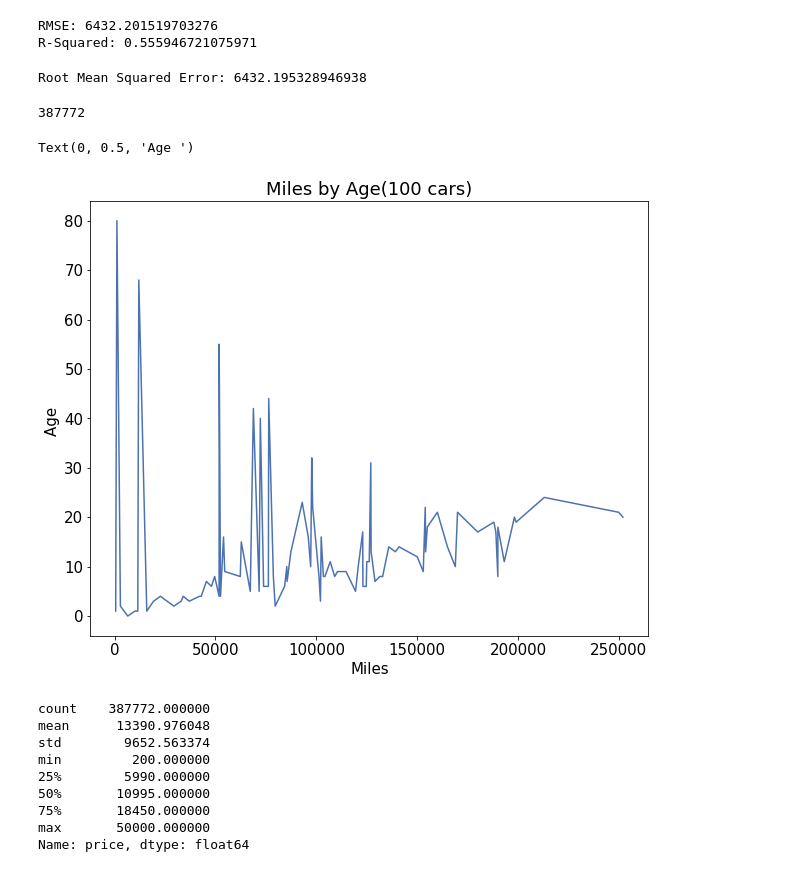
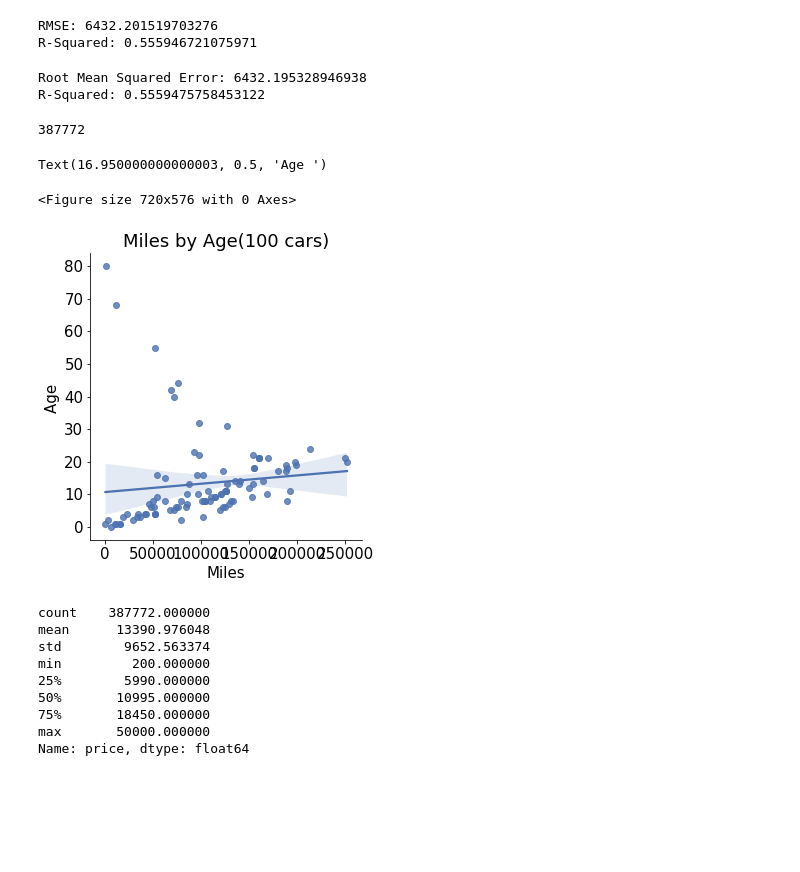
Before and after one commit to jagan-singh/Car-Price-Prediction, a Jupyter notebook: project.ipynb, the cells around one changed output. Saved outputs shown, nothing was run; the diff lists cells and outputs as text; code cells hidden in the pictures; blank space fills up the shorter version.

```diff
--- a/project.ipynb
+++ b/project.ipynb
@@ -473,9 +478,6 @@ Index(['price', 'year', 'manufacturer', 'condition', 'cylinders', 'fuel',
        'paint_color', 'age', 'new_tires', 'heated_seats', 'auto_headlight',
        'leather'],
       dtype='object')
-# %%
-
-dff = df
 # %% [markdown]
 ## Baseline Model
 # %%
@@ -940,21 +942,24 @@ pred = lm.predict(df_features)
 y_pred = lm.predict(df_features)
 t_rmse = np.sqrt(metrics.mean_squared_error(target, pred))
 print('Root Mean Squared Error: ' + str(t_rmse))
+print('R-Squared: '+ str(lm.score(df_features,target)))
 # %% [output]
 Root Mean Squared Error: 6432.195328946938
+R-Squared: 0.5559475758453122
 # %%
 len(df_features)
 # %% [output]
 387772
 # %%
 fig = plt.figure(figsize = (10,8))
-sns.lineplot(y ='age', x ='odometer', data = dff.head(100))
+sns.lmplot(y ='age', x ='odometer', data = dff.head(100))
 plt.title('Miles by Age(100 cars)')
 plt.xlabel('Miles')
 plt.ylabel('Age ')
 # %% [output]
-Text(0, 0.5, 'Age ')
+Text(16.950000000000003, 0.5, 'Age ')
+<Figure size 720x576 with 0 Axes>
-[figure, old version]
+[figure, new version]
 # %%
 dff.price.describe()
 # %% [output]
```
Also changed, not shown: parts of 7 cells of this notebook.
